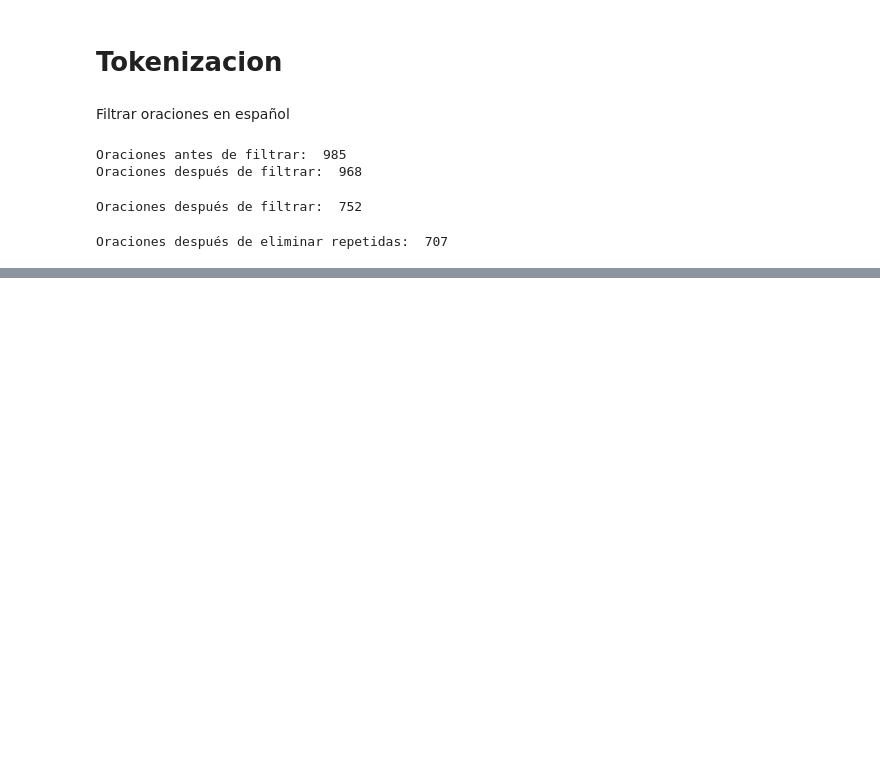
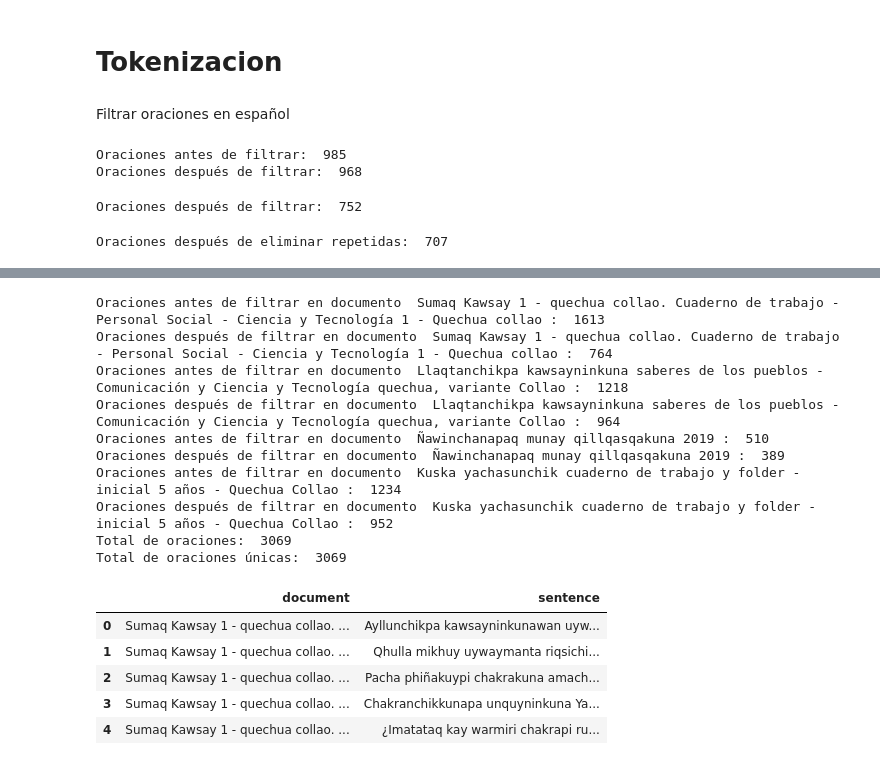
Before and after one commit to Xnehil/TACC-Lexemas, a Jupyter notebook: Amy.ipynb, the cells around one changed output, grey strips where cells are left out. Cells and saved outputs as stored; diff of their text form; code cells hidden in the pictures; blank space fills up the shorter version.

Commit message:
U20201521
Extracción de 4 documentos más. Los 5 anteriores fueron adaptados al formato csv

```diff
--- a/Amy.ipynb
+++ b/Amy.ipynb
@@ -77,3 +94,6 @@ text
+# %%
+df = df[['document', 'sentence']]
+df.to_csv("data/corpus/avanceAmy.csv", index=False)
 # %% [markdown]
 # Tokenizacion
 # %% [markdown]
@@ -171,0 +323,57 @@ with open('data/corpus/Ñawinchanapaq-munay-qillqasqakuna.txt', 'w', encoding='u
+# %%
+#a, aa, ch, chh, ch', ts, tr, h, i, ii, k, kh, k', l, ll, m, n, ñ, p, ph, p', q, qh, q', r, s, sh, t, th, t', u, uu, w, y
+from nltk.tokenize import word_tokenize
+# Reglas basadas en https://aclanthology.org/2020.lrec-1.356/
+def rule_based_heuristic(sentence):
+    words = word_tokenize(sentence)
+
+    valid = oraciones_muy_cortas(words)
+    valid = valid and oraciones_muy_repititivas(words)
+    valid = valid and palabras_muy_largas(words)
+    valid = valid and split_tokens(sentence)
+    valid = valid and oraciones_con_matematica(sentence)
+
+    return valid
+# %%
+def pipeline(documents):
+    corpus=pd.DataFrame(columns=["document", "sentence"])
+    for key, value in documents.items():
+        text=get_text_from_pdf(key)
+        sentences=sent_tokenize(text)
+        #Oraciones antes de filtrar
+        print("Oraciones antes de filtrar en documento ", key, ": ", len(sentences))
+        filtered_sentences=[]
+        for sentence in sentences:
+            if rule_based_heuristic(sentence) and filtrar_oracion_espaniol(sentence):
+                filtered_sentences.append(sentence)
+
+        df=pd.DataFrame(filtered_sentences, columns=["sentence"])
+        df["document"]=key
+        #Quitar duplicados
+        df.drop_duplicates(subset="sentence", inplace=True)
+        print("Oraciones después de filtrar en documento ", key, ": ", len(df))
+        corpus=pd.concat([corpus, df], ignore_index=True)
+    print("Total de oraciones: ", len(corpus))
+    corpus.drop_duplicates(subset="sentence", inplace=True)
+    print("Total de oraciones únicas: ", len(corpus))
+    return corpus
+# %%
+df_corpus=pipeline(documents)
+df_corpus.head()
+# %% [output]
+Oraciones antes de filtrar en documento  Sumaq Kawsay 1 - quechua collao. Cuaderno de trabajo - Personal Social - Ciencia y Tecnología 1 - Quechua collao :  1613
+Oraciones después de filtrar en documento  Sumaq Kawsay 1 - quechua collao. Cuaderno de trabajo - Personal Social - Ciencia y Tecnología 1 - Quechua collao :  764
+Oraciones antes de filtrar en documento  Llaqtanchikpa kawsayninkuna saberes de los pueblos - Comunicación y Ciencia y Tecnología quechua, variante Collao :  1218
+Oraciones después de filtrar en documento  Llaqtanchikpa kawsayninkuna saberes de los pueblos - Comunicación y Ciencia y Tecnología quechua, variante Collao :  964
+Oraciones antes de filtrar en documento  Ñawinchanapaq munay qillqasqakuna 2019 :  510
+Oraciones después de filtrar en documento  Ñawinchanapaq munay qillqasqakuna 2019 :  389
+Oraciones antes de filtrar en documento  Kuska yachasunchik cuaderno de trabajo y folder - inicial 5 años - Quechua Collao :  1234
+Oraciones después de filtrar en documento  Kuska yachasunchik cuaderno de trabajo y folder - inicial 5 años - Quechua Collao :  952
+Total de oraciones:  3069
+Total de oraciones únicas:  3069
+|  | document | sentence |
+| 0 | Sumaq Kawsay 1 - quechua collao. ... | Ayllunchikpa kawsayninkunawan uyw... |
+| 1 | Sumaq Kawsay 1 - quechua collao. ... | Qhulla mikhuy uywaymanta riqsichi... |
+| 2 | Sumaq Kawsay 1 - quechua collao. ... | Pacha phiñakuypi chakrakuna amach... |
+| 3 | Sumaq Kawsay 1 - quechua collao. ... | Chakranchikkunapa unquyninkuna Ya... |
+| 4 | Sumaq Kawsay 1 - quechua collao. ... | ¿Imatataq kay warmiri chakrapi ru... |
```
Also changed, not shown: parts of 7 cells of this notebook, 8 other files.
